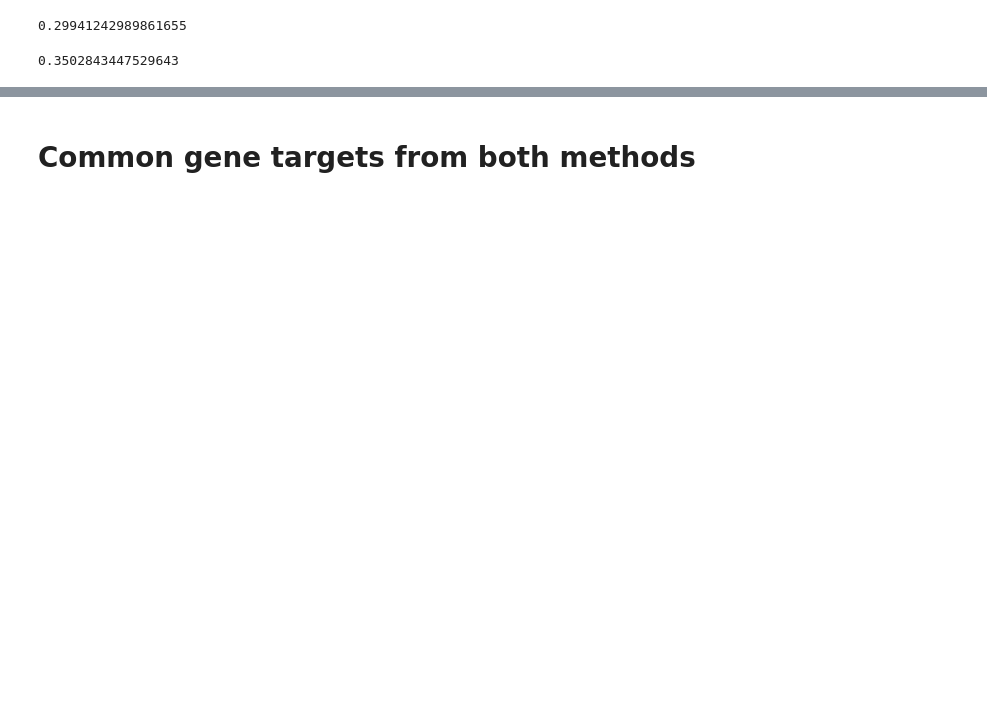
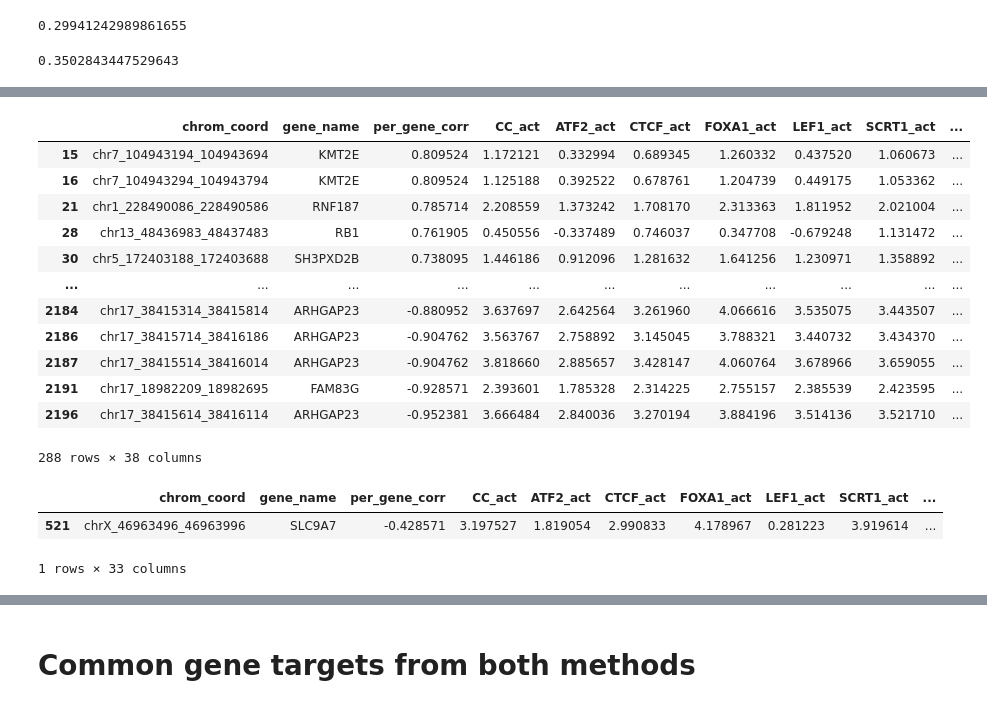
Before and after one commit to deeprob/starrseq_results, a Jupyter notebook: 6_link_da_enhancers_to_de_genes/notebooks/0_da_de_corr.ipynb, the cells around one changed output, grey strips where cells are left out. Cells and saved outputs as stored; diff of their text form; code cells hidden in the pictures; blank space fills up the shorter version.

```diff
--- a/6_link_da_enhancers_to_de_genes/notebooks/0_da_de_corr.ipynb
+++ b/6_link_da_enhancers_to_de_genes/notebooks/0_da_de_corr.ipynb
@@ -27,6 +27,7 @@ def save_pdf(save_file, fig):
 # %%
 abc_activity_file = "/data5/deepro/starrseq/papers/results/6_link_da_enhancers_to_de_genes/data/activity_vs_expression_corr/abc_da_de_table.csv"
 nearest_activity_file = "/data5/deepro/starrseq/papers/results/6_link_da_enhancers_to_de_genes/data/activity_vs_expression_corr/nearest_da_de_table.csv"
+nearest_target_file = "/data5/deepro/starrseq/papers/results/6_link_da_enhancers_to_de_genes/data/predictions/nearest_genes/closest.bed"
 # %%
 libraries = ["CC", "ATF2", "CTCF", "FOXA1", "LEF1", "SCRT1", "TCF7L2", "16P12_1"]
 # %%
@@ -56,3 +54,14 @@ nearest_df = get_active_enhancer_corr(nearest_activity_file, libraries, nearest_
+# %%
+abc_df = get_active_enhancer_corr(abc_activity_file, libraries, abc_save_file)
+nearest_df = get_active_enhancer_corr(nearest_activity_file, libraries, nearest_save_file)
+# filter nearest df to only include targets within a distance of 2000 bp
+nearest_target_df = pd.read_csv(
+    nearest_target_file, sep="\t", header=None,
+    names=["chrm", "start", "end", "gene_name", "strand", "distance"],
+    usecols=[0,1,2,7,8,9]
+    )
+nearest_target_df["chrom_coord"] = nearest_target_df.chrm + "_" + nearest_target_df.start.astype(str) + "_" + nearest_target_df.end.astype(str)
+nearest_df = nearest_df.merge(nearest_target_df, on=["chrom_coord", "gene_name"])
 # %%
 # define canvas
 fig, axes = plt.subplots(1, 2, figsize=(12,6), sharex=True)
@@ -133,0 +134,22 @@ target_df = pd.concat((abc_df, nearest_df))
+# %%
+nearest_df.loc[(nearest_df["16P12_1_padj_act"]<0.01)]
+# %% [output]
+|  | chrom_coord | gene_name | per_gene_corr | CC_act | ATF2_act | CTCF_act | FOXA1_act | LEF1_act | SCRT1_act | ... |
+| 15 | chr7_104943194_104943694 | KMT2E | 0.809524 | 1.172121 | 0.332994 | 0.689345 | 1.260332 | 0.437520 | 1.060673 | ... |
+| 16 | chr7_104943294_104943794 | KMT2E | 0.809524 | 1.125188 | 0.392522 | 0.678761 | 1.204739 | 0.449175 | 1.053362 | ... |
+| 21 | chr1_228490086_228490586 | RNF187 | 0.785714 | 2.208559 | 1.373242 | 1.708170 | 2.313363 | 1.811952 | 2.021004 | ... |
+| 28 | chr13_48436983_48437483 | RB1 | 0.761905 | 0.450556 | -0.337489 | 0.746037 | 0.347708 | -0.679248 | 1.131472 | ... |
+| 30 | chr5_172403188_172403688 | SH3PXD2B | 0.738095 | 1.446186 | 0.912096 | 1.281632 | 1.641256 | 1.230971 | 1.358892 | ... |
+| ... | ... | ... | ... | ... | ... | ... | ... | ... | ... | ... |
+| 2184 | chr17_38415314_38415814 | ARHGAP23 | -0.880952 | 3.637697 | 2.642564 | 3.261960 | 4.066616 | 3.535075 | 3.443507 | ... |
+| 2186 | chr17_38415714_38416186 | ARHGAP23 | -0.904762 | 3.563767 | 2.758892 | 3.145045 | 3.788321 | 3.440732 | 3.434370 | ... |
+| 2187 | chr17_38415514_38416014 | ARHGAP23 | -0.904762 | 3.818660 | 2.885657 | 3.428147 | 4.060764 | 3.678966 | 3.659055 | ... |
+| 2191 | chr17_18982209_18982695 | FAM83G | -0.928571 | 2.393601 | 1.785328 | 2.314225 | 2.755157 | 2.385539 | 2.423595 | ... |
+| 2196 | chr17_38415614_38416114 | ARHGAP23 | -0.952381 | 3.666484 | 2.840036 | 3.270194 | 3.884196 | 3.514136 | 3.521710 | ... |
+288 rows × 38 columns
+# %%
+abc_df.loc[abc_df.gene_name=="SLC9A7"]
+# %% [output]
+|  | chrom_coord | gene_name | per_gene_corr | CC_act | ATF2_act | CTCF_act | FOXA1_act | LEF1_act | SCRT1_act | ... |
+| 521 | chrX_46963496_46963996 | SLC9A7 | -0.428571 | 3.197527 | 1.819054 | 2.990833 | 4.178967 | 0.281223 | 3.919614 | ... |
+1 rows × 33 columns
```
Also changed, not shown: parts of 14 cells of this notebook, 20 other files.
